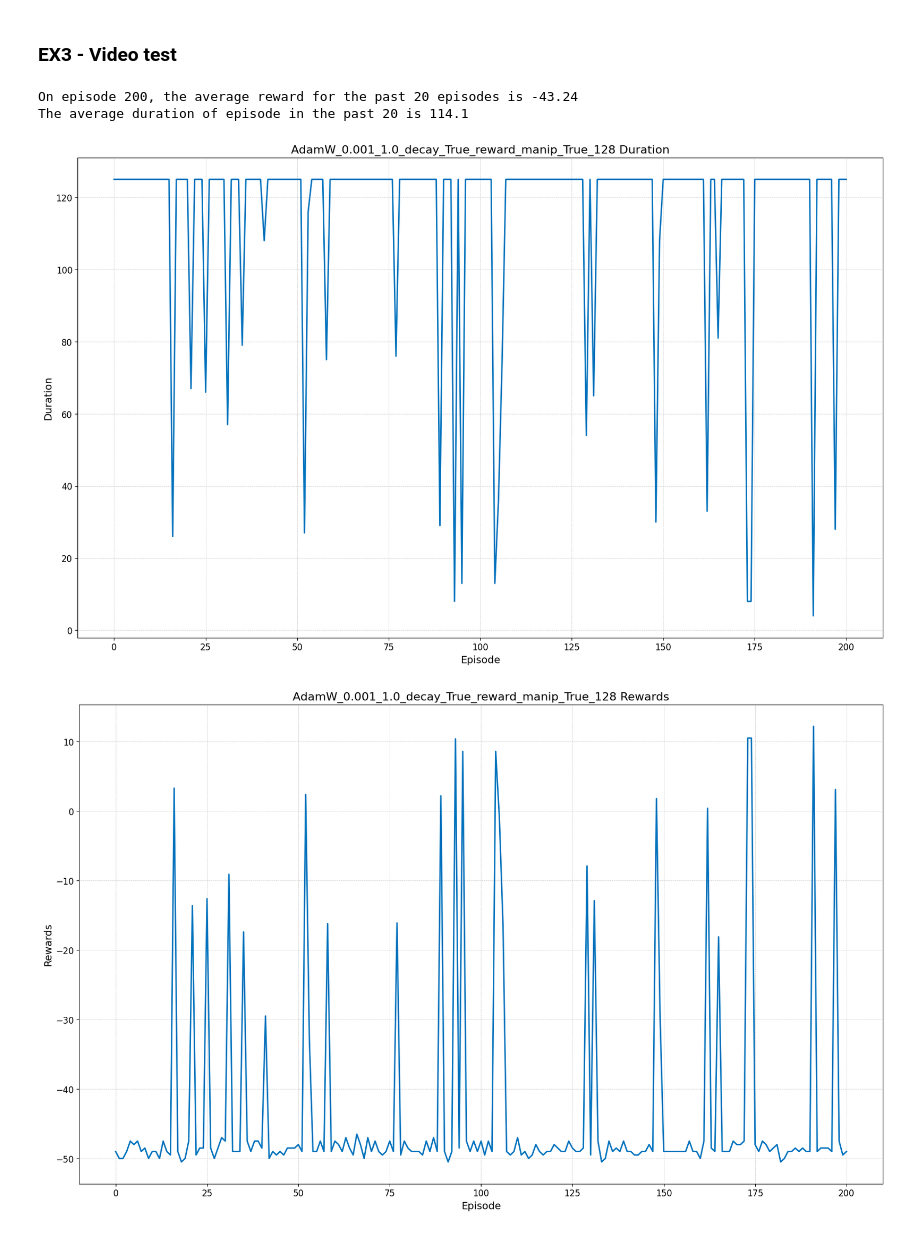
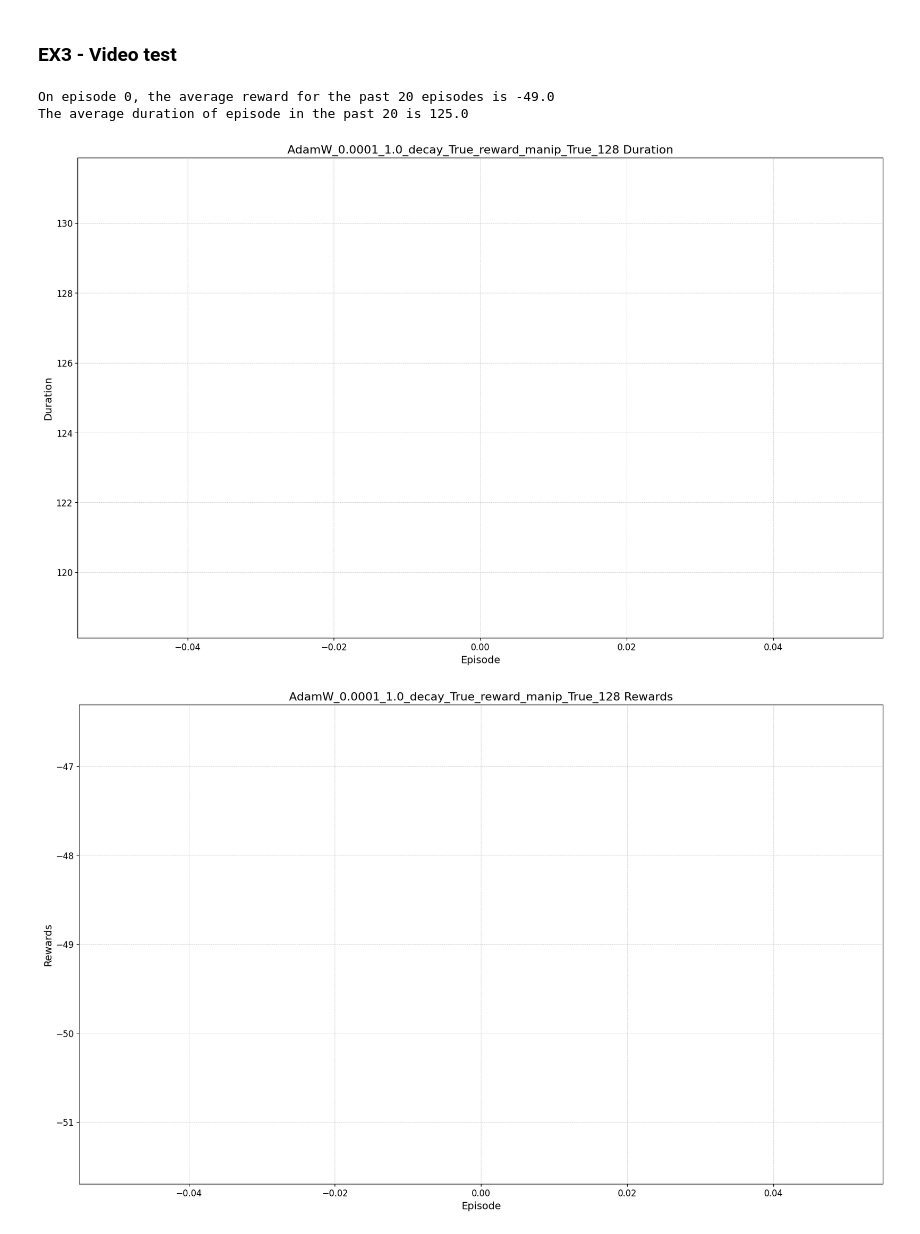
Before and after one commit to avivples/sokoban-rl, a Jupyter notebook: sokoban-EX3.ipynb, the cells around one changed output. Saved outputs shown, nothing was run; the diff lists cells and outputs as text; code cells hidden in the pictures.

```diff
--- a/sokoban-EX3.ipynb
+++ b/sokoban-EX3.ipynb
@@ -131,7 +131,7 @@ https://dagshub.com/aviv.ples/sokoban-rl.mlflow
 # %% [markdown]
 Set the PyTorch device to either "cuda" if GPU is available, or CPU otherwise. If you GPU is available, using it can significantly speed up the computations required for training deep neural networks.
 # %%
-device = torch.device("cuda:14" if torch.cuda.is_available() else "cpu")
+device = torch.device("cuda:15" if torch.cuda.is_available() else "cpu")
 # %% [markdown]
 The replay memory buffer is used to store the experiences of an agent while it runs within the env. We will use the buffer sampling transitions from the it and using them to update the network's parameters during the training.
 # %%
@@ -840,7 +840,7 @@ def train(env, run_name, memory, optimizer, policy_net, target_net, batch_size,
     policies_dict = {}
     min_epsilon = 0.1
     max_epsilon = 1.0
-    save_interval = 50_000 # for long runs
+    save_interval = 500 # for long runs
 
     for i_episode in range(num_episodes):
         if seed_env:
@@ -1139,22 +1139,22 @@ Box location: (1, 4)
 # embed_mp4(video_filename)
 # %%
 experiment_id = 6
-num_episodes = 1_000_000
+num_episodes = 10_000
 optimizer_classes = ['AdamW']
-lrs = [0.001]
+lrs = [0.0001]
 epsilons = [1.0]
 reward_manipulation_options = [True]
 batch_sizes = [128]
-epsilon_decay_factor = 250_000
+epsilon_decay_factor = 1_000
 epsilon_decay_exp = False
 epsilon_decay_linear = True
 memory_size = 1_000_000
 seed_env = False
 
 run_experiments(sok_3, num_episodes, experiment_id, optimizer_classes, lrs, epsilons, reward_manipulation_options,
                 batch_sizes, epsilon_decay_factor, epsilon_decay_exp, epsilon_decay_linear, memory_size, seed_env)
 # %% [output]
-On episode 200, the average reward for the past 20 episodes is -43.24
-The average duration of episode in the past 20 is 114.1
+On episode 0, the average reward for the past 20 episodes is -49.0
+The average duration of episode in the past 20 is 125.0
-[figure, old version]
+[figure, new version]
-[figure, old version]
+[figure, new version]
```
Also changed, not shown: parts of 2 cells of this notebook, 5 other files.
